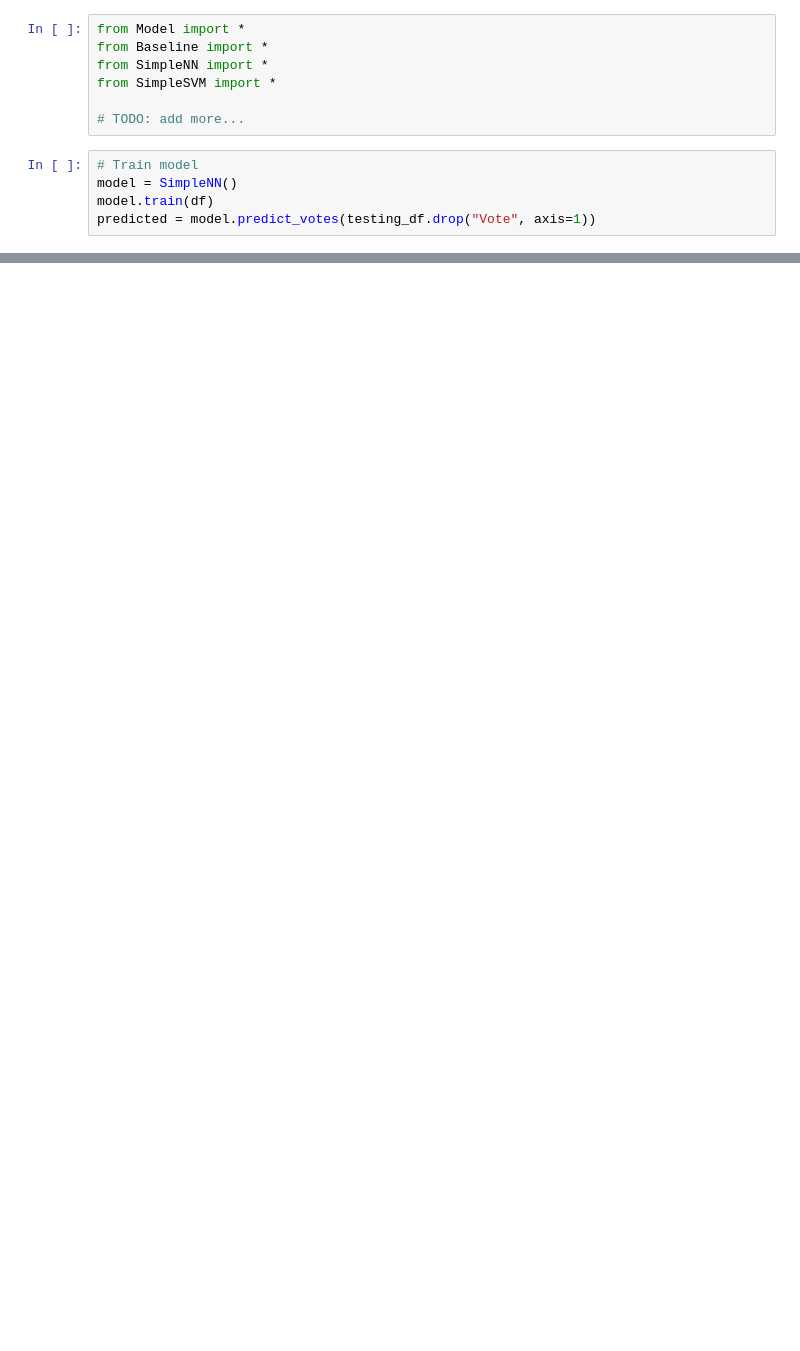
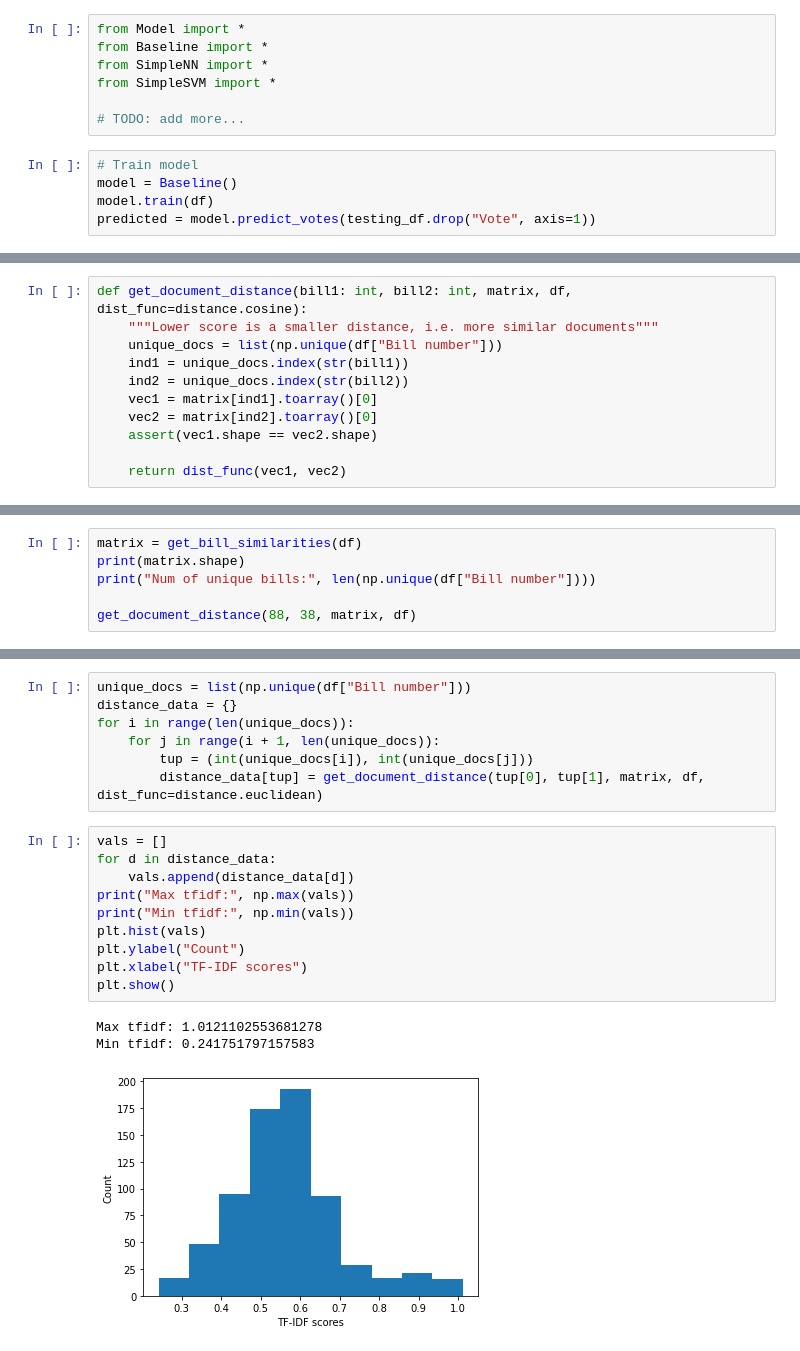
Before and after one commit to rosalg/cs224u-final-project, a Jupyter notebook: src/Main_code.ipynb, the cells around one changed output, grey strips where cells are left out. Saved outputs shown, nothing was run; the diff lists cells and outputs as text; blank space fills up the shorter version.

Commit message:
Add document similarity

```diff
--- a/src/Main_code.ipynb
+++ b/src/Main_code.ipynb
@@ -69,7 +92,7 @@ from SimpleSVM import *
 # TODO: add more...
 # %%
 # Train model
-model = SimpleNN()
+model = Baseline()
 model.train(df)
 predicted = model.predict_votes(testing_df.drop("Vote", axis=1))
 # %%
@@ -83,0 +149,11 @@ print("Accuracy of SimpleNN:", num_corr / num_tot)
+# %%
+def get_document_distance(bill1: int, bill2: int, matrix, df, dist_func=distance.cosine):
+    """Lower score is a smaller distance, i.e. more similar documents"""
+    unique_docs = list(np.unique(df["Bill number"]))
+    ind1 = unique_docs.index(str(bill1))
+    ind2 = unique_docs.index(str(bill2))
+    vec1 = matrix[ind1].toarray()[0]
+    vec2 = matrix[ind2].toarray()[0]
+    assert(vec1.shape == vec2.shape)
+
+    return dist_func(vec1, vec2)
@@ -83,0 +162,6 @@ print("Accuracy of SimpleNN:", num_corr / num_tot)
+# %%
+matrix = get_bill_similarities(df)
+print(matrix.shape)
+print("Num of unique bills:", len(np.unique(df["Bill number"])))
+
+get_document_distance(88, 38, matrix, df)
@@ -83,0 +172,21 @@ print("Accuracy of SimpleNN:", num_corr / num_tot)
+# %%
+unique_docs = list(np.unique(df["Bill number"]))
+distance_data = {}
+for i in range(len(unique_docs)):
+    for j in range(i + 1, len(unique_docs)):
+        tup = (int(unique_docs[i]), int(unique_docs[j]))
+        distance_data[tup] = get_document_distance(tup[0], tup[1], matrix, df, dist_func=distance.euclidean)
+# %%
+vals = []
+for d in distance_data:
+    vals.append(distance_data[d])
+print("Max tfidf:", np.max(vals))
+print("Min tfidf:", np.min(vals))
+plt.hist(vals)
+plt.ylabel("Count")
+plt.xlabel("TF-IDF scores")
+plt.show()
+# %% [output]
+Max tfidf: 1.0121102553681278
+Min tfidf: 0.241751797157583
+[figure, added]
```
Also changed, not shown: parts of 16 cells of this notebook.
